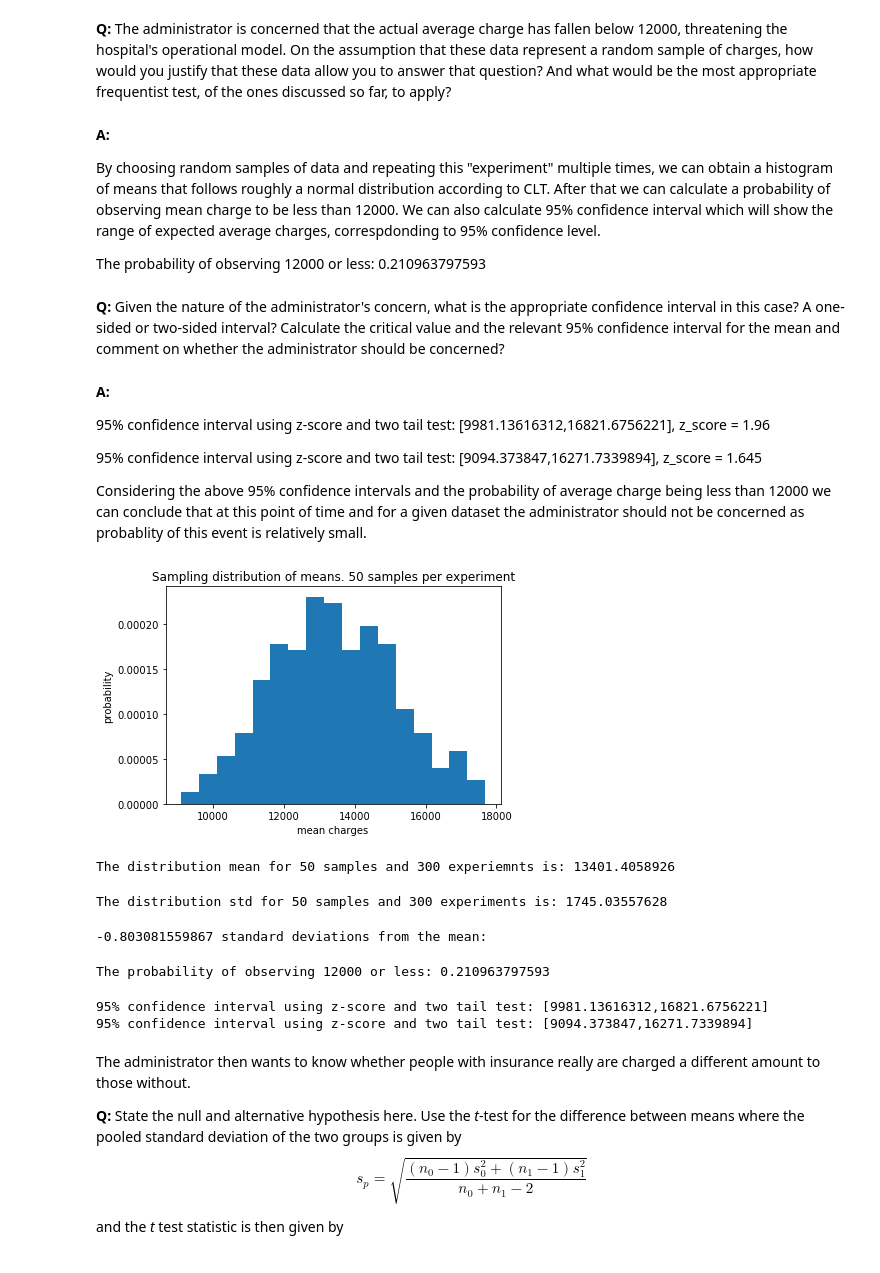
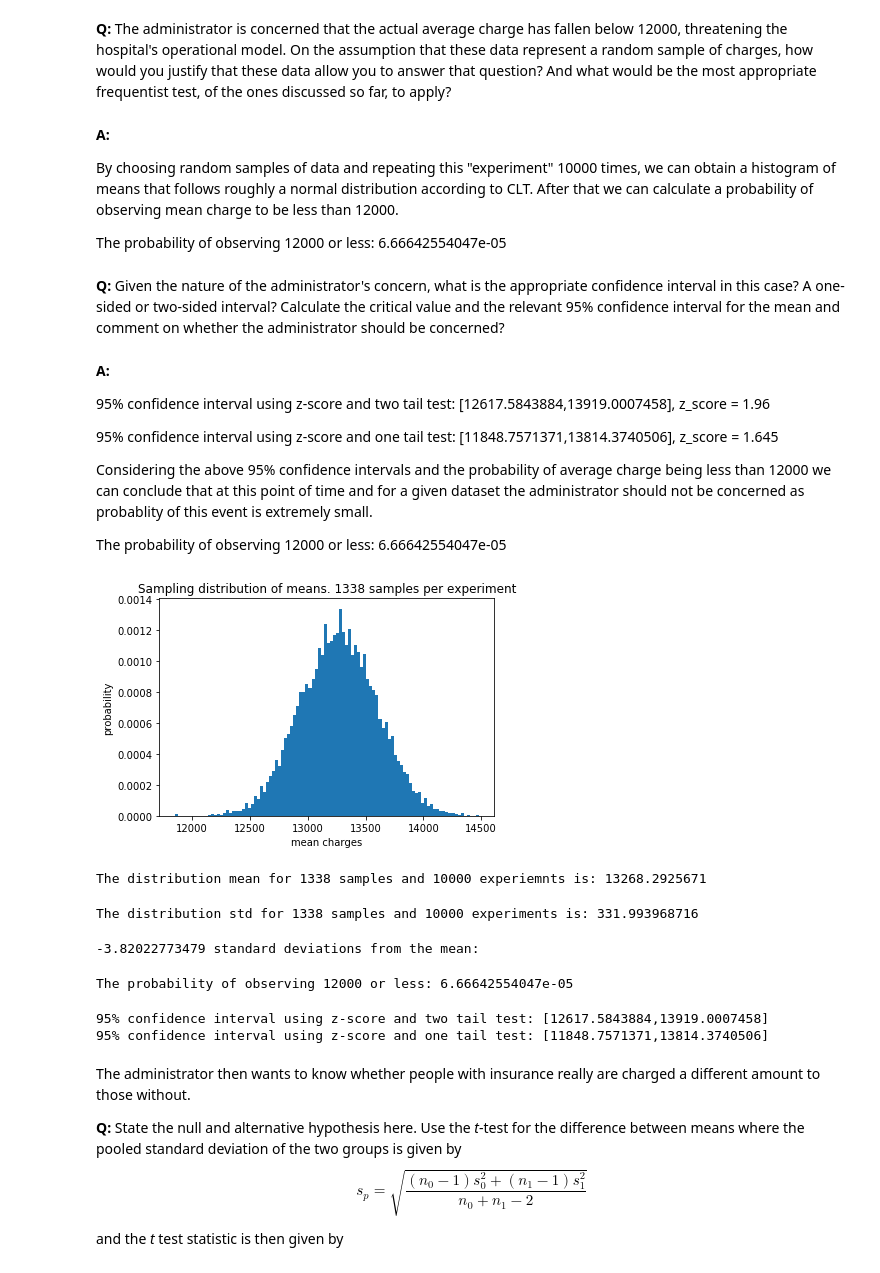
Before and after one commit to klekomtsev/springboard, a Jupyter notebook: inferential_statistics_frequentist_mini_project/inferential_statistics_1b-Q6.25.ipynb, the cells around one changed output. Drawn from its saved outputs; the diff is of its cells as text; code cells hidden in the pictures.

Commit message:
changed sample size

```diff
--- a/inferential_statistics_frequentist_mini_project/inferential_statistics_1b-Q6.25.ipynb
+++ b/inferential_statistics_frequentist_mini_project/inferential_statistics_1b-Q6.25.ipynb
@@ -81,57 +81,59 @@ __Q:__ The administrator is concerned that the actual average charge has fallen
 # %% [markdown]
 __A:__
 
-By choosing random samples of data and repeating this "experiment" multiple times, we can obtain a histogram of means that follows roughly a normal distribution according to CLT. After that we can calculate a probability of observing mean charge to be less than 12000. We can also calculate 95% confidence interval which will show the range of expected average charges, correspdonding to 95% confidence level.
+By choosing random samples of data and repeating this "experiment" 10000 times, we can obtain a histogram of means that follows roughly a normal distribution according to CLT. After that we can calculate a probability of observing mean charge to be less than 12000.
 
-The probability of observing 12000 or less: 0.210963797593
+The probability of observing 12000 or less: 6.66642554047e-05
 # %% [markdown]
 __Q:__ Given the nature of the administrator's concern, what is the appropriate confidence interval in this case? A one-sided or two-sided interval? Calculate the critical value and the relevant 95% confidence interval for the mean and comment on whether the administrator should be concerned?
 # %% [markdown]
 __A:__
 
-95% confidence interval using z-score and two tail test: [9981.13616312,16821.6756221], z_score = 1.96
+95% confidence interval using z-score and two tail test: [12617.5843884,13919.0007458], z_score = 1.96
 
-95% confidence interval using z-score and two tail test: [9094.373847,16271.7339894], z_score = 1.645
+95% confidence interval using z-score and one tail test: [11848.7571371,13814.3740506], z_score = 1.645
 
-Considering the above 95% confidence intervals and the probability of average charge being less than 12000 we can conclude that at this point of time and for a given dataset the administrator should not be concerned as probablity of this event is relatively small.
+Considering the above 95% confidence intervals and the probability of average charge being less than 12000 we can conclude that at this point of time and for a given dataset the administrator should not be concerned as probablity of this event is extremely small.
+
+The probability of observing 12000 or less: 6.66642554047e-05
 # %%
 def charges_sampler(n):
     return np.random.choice(charges, n, replace = True)
 
 def sampling(n_samples, experiment_length):
     # Seed random number generator
     seed(47)
 
     # Initialize the numpy array of sample_means
     sample_means = np.empty(experiment_length)
 
     # Repeat mean measurement with a sample of n_samples 365 times
     for i in range(experiment_length):
         sample_means[i] = np.mean(charges_sampler(n_samples))
     return sample_means
 
-samples = sampling(50, 300)
+samples = sampling(len(medical), 10000)
 
 # Plot the histogram of mean charges
 _ = plt.hist(samples, bins = int(math.sqrt(len(samples))), density=True)
 _ = plt.xlabel('mean charges')
 _ = plt.ylabel('probability')
-_ = plt.title('Sampling distribution of means. 50 samples per experiment')
+_ = plt.title('Sampling distribution of means. 1338 samples per experiment')
 
 # Show the plot
 plt.show()
 # %% [output]
-[figure, old version]
+[figure, new version]
 # %%
 distr_mean = np.mean(samples)
-print('The distribution mean for 50 samples and 300 experiemnts is: ' + str(distr_mean))
+print('The distribution mean for 1338 samples and 10000 experiemnts is: ' + str(distr_mean))
 # %% [output]
-The distribution mean for 50 samples and 300 experiemnts is: 13401.4058926
+The distribution mean for 1338 samples and 10000 experiemnts is: 13268.2925671
 # %%
 distr_std = np.std(samples)
-print('The distribution std for 50 samples and 300 experiments is: ' + str(distr_std))
+print('The distribution std for 1338 samples and 10000 experiments is: ' + str(distr_std))
 # %% [output]
-The distribution std for 50 samples and 300 experiments is: 1745.03557628
+The distribution std for 1338 samples and 10000 experiments is: 331.993968716
 # %%
 # In order to calculate probability of mean charge being less than 12000
 # First how many standard deviations is the value 12000 from the calculated mean
@@ -139,26 +141,28 @@ target_mean = 12000.0
 num_of_std = (target_mean - distr_mean)/distr_std
 print('%s standard deviations from the mean: ' %num_of_std)
 # %% [output]
--0.803081559867 standard deviations from the mean:
+-3.82022773479 standard deviations from the mean:
 # %%
 print('The probability of observing 12000 or less: ' + str(norm.cdf(num_of_std, loc=0, scale=1)))
 # %% [output]
-The probability of observing 12000 or less: 0.210963797593
+The probability of observing 12000 or less: 6.66642554047e-05
 # %%
 # 95% confidence interval using z_score and two tail test
 conf_interval_left = distr_mean - distr_std*1.96
 conf_interval_right = distr_mean + distr_std*1.96
-print('95% confidence interval using z-score and two tail test: ' + '[' + str(conf_interval_left) + ','
+print('95% confidence interval using z-score and two tail test: ' +
+      '[' + str(conf_interval_left) + ','
       + str(conf_interval_right) + ']')
 
 # 95% confidence interval using z_score and one tail test
 conf_interval_left = min(samples)
 conf_interval_right = distr_mean + distr_std*norm.ppf(0.95, loc=0, scale=1)
-print('95% confidence interval using z-score and two tail test: ' + '[' + str(conf_interval_left) + ','
+print('95% confidence interval using z-score and one tail test: ' +
+      '[' + str(conf_interval_left) + ','
       + str(conf_interval_right) + ']')
 # %% [output]
-95% confidence interval using z-score and two tail test: [9981.13616312,16821.6756221]
-95% confidence interval using z-score and two tail test: [9094.373847,16271.7339894]
+95% confidence interval using z-score and two tail test: [12617.5843884,13919.0007458]
+95% confidence interval using z-score and one tail test: [11848.7571371,13814.3740506]
 # %% [markdown]
 The administrator then wants to know whether people with insurance really are charged a different amount to those without.
 
```
Also changed, not shown: parts of 8 cells of this notebook.
